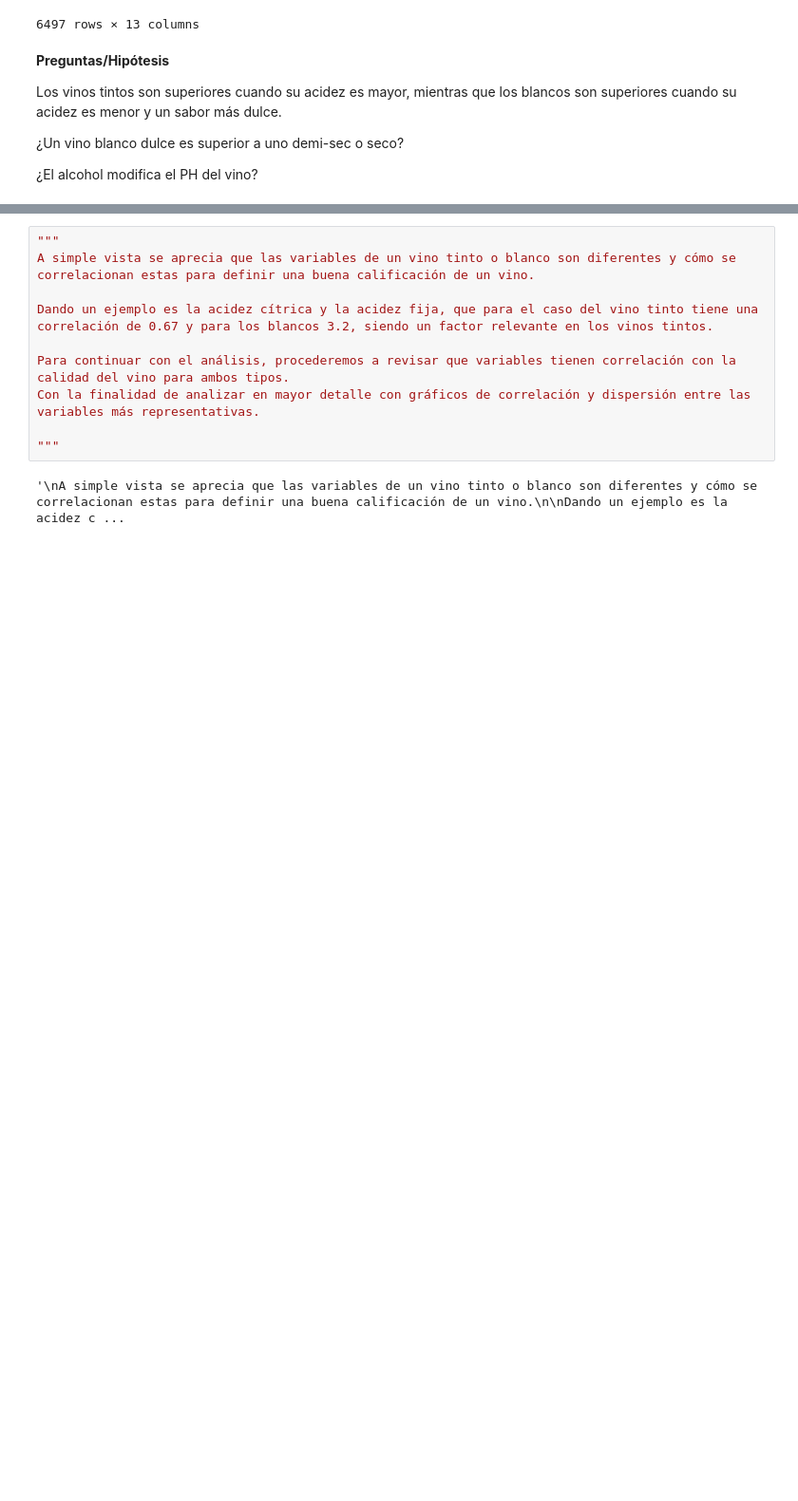
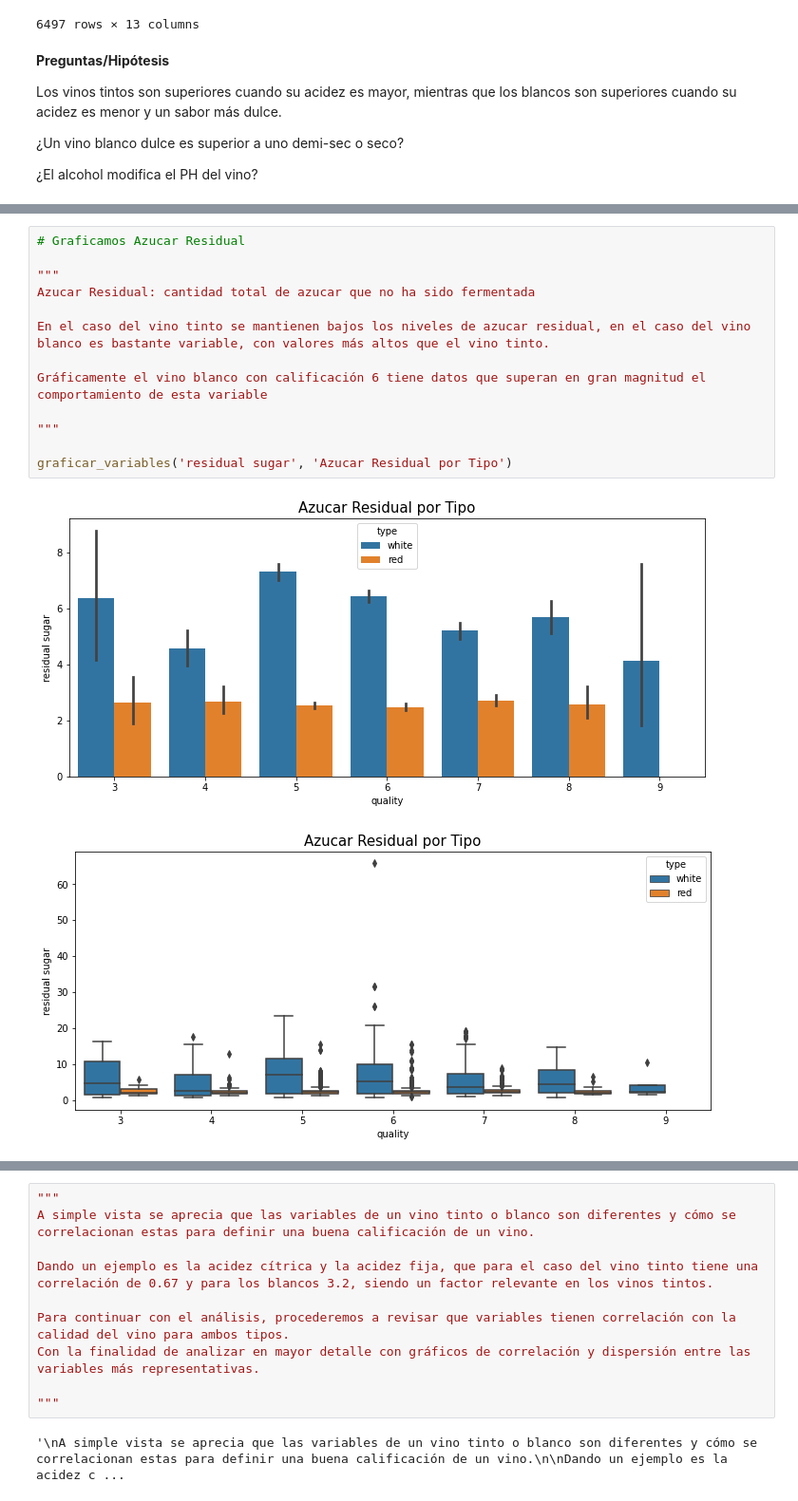
Before and after one commit to FranciscoNunezH/WineQuality, a Jupyter notebook: Wine_Project.ipynb, the cells around one changed output, grey strips where cells are left out. Shown at 95% size. Saved outputs shown, nothing was run; the diff lists cells and outputs as text; blank space fills up the shorter version.

```diff
--- a/Wine_Project.ipynb
+++ b/Wine_Project.ipynb
@@ -555,0 +326,16 @@ Text(0.5, 1.0, 'Correlation Matrix Wine')
+# %%
+# Graficamos Azucar Residual
+
+"""
+Azucar Residual: cantidad total de azucar que no ha sido fermentada
+
+En el caso del vino tinto se mantienen bajos los niveles de azucar residual, en el caso del vino blanco es bastante variable, con valores más altos que el vino tinto.
+
+Gráficamente el vino blanco con calificación 6 tiene datos que superan en gran magnitud el comportamiento de esta variable
+
+"""
+
+graficar_variables('residual sugar', 'Azucar Residual por Tipo')
+# %% [output]
+[figure, added]
+[figure, added]
```
Also changed, not shown: parts of 135 cells of this notebook, 1 other file.
